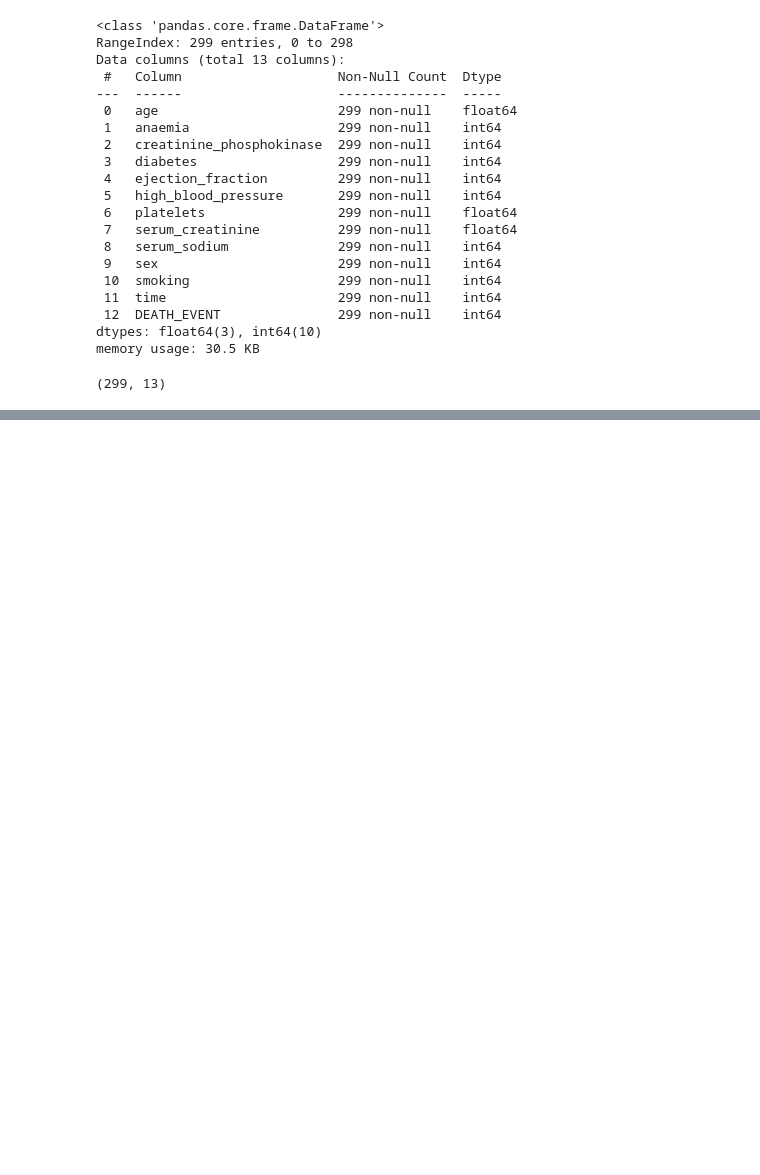
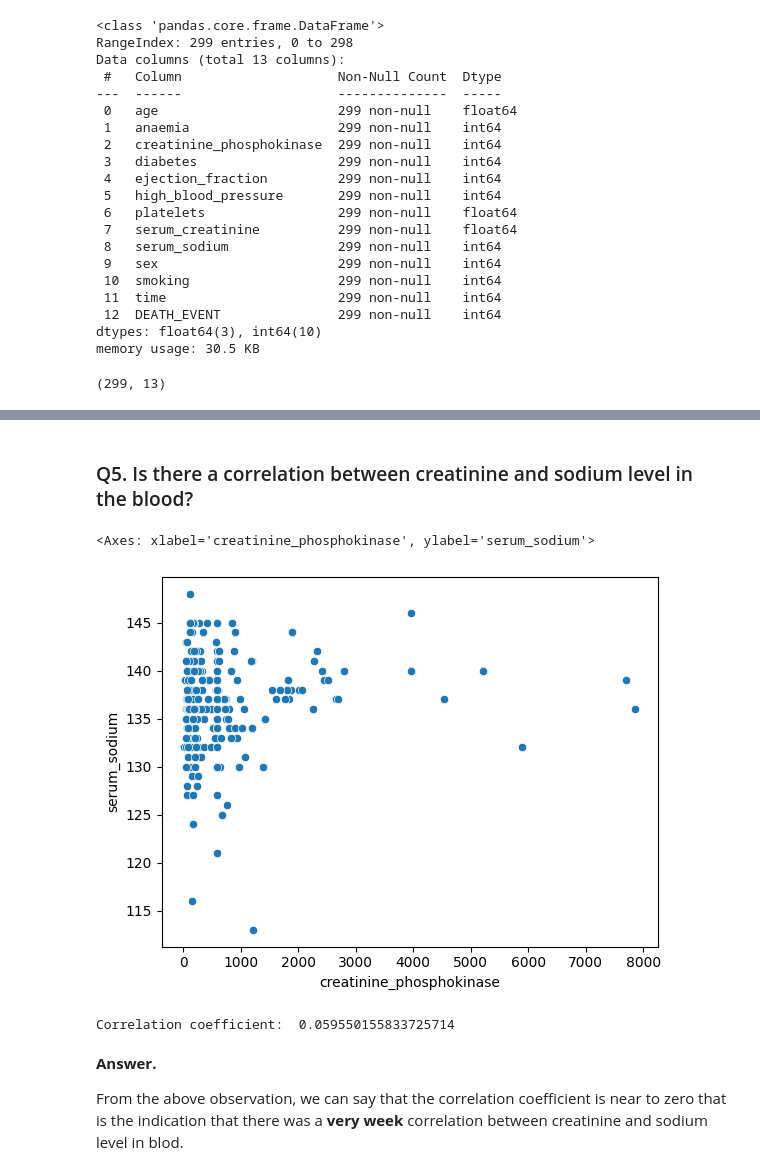
Before and after one commit to AjayKumar095/Data-Science-Masters, a Jupyter notebook: EDA_On_Heart_Failure_dataset/EDA_Assignment_14_Mar.ipynb, the cells around one changed output, grey strips where cells are left out. Cells and saved outputs as stored; diff of their text form; code cells hidden in the pictures; blank space fills up the shorter version.

```diff
--- a/EDA_On_Heart_Failure_dataset/EDA_Assignment_14_Mar.ipynb
+++ b/EDA_On_Heart_Failure_dataset/EDA_Assignment_14_Mar.ipynb
@@ -54,0 +65,19 @@ df.shape
+# %% [markdown]
+<h3>Q5. Is there a correlation between creatinine and sodium level in the blood?</h3>
+# %%
+## Creating a graph between creatinie and sodium level in the blood
+
+sns.scatterplot(x=df['creatinine_phosphokinase'], y=df['serum_sodium'])
+# %% [output]
+<Axes: xlabel='creatinine_phosphokinase', ylabel='serum_sodium'>
+[figure, added]
+# %%
+## checking the correlation
+relation=df['creatinine_phosphokinase'].corr(df['serum_sodium'])
+print(f"Correlation coefficient:  {relation} ")
+# %% [output]
+Correlation coefficient:  0.059550155833725714
+# %% [markdown]
+<p><b>Answer.</b>
+</p>
+<p>From the above observation, we can say that the correlation coefficient is near to zero that is the indication that there was a <strong>very week</strong> correlation between creatinine and sodium level in blod.</p>
```
Also changed, not shown: parts of 1 cell of this notebook.
